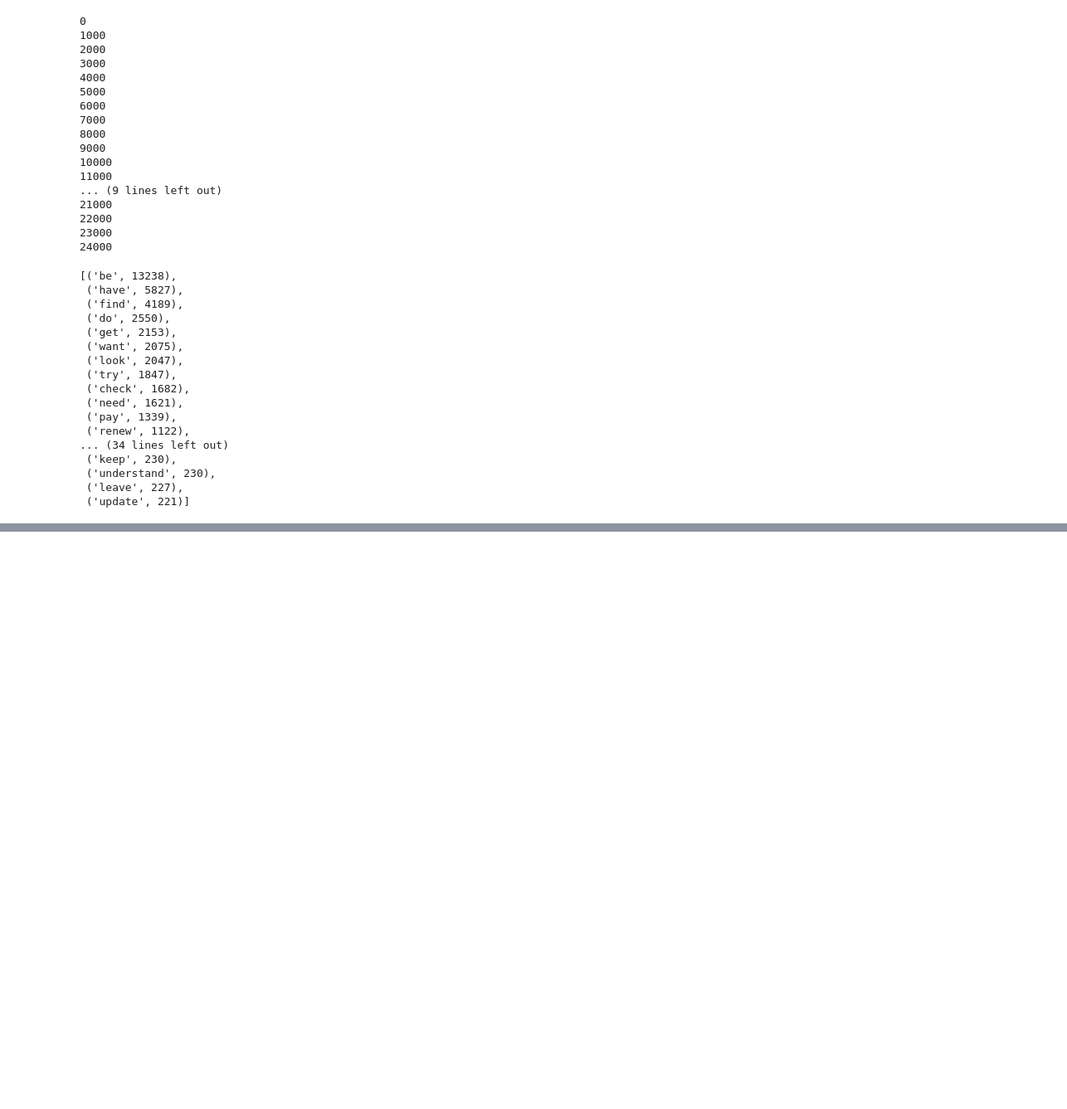
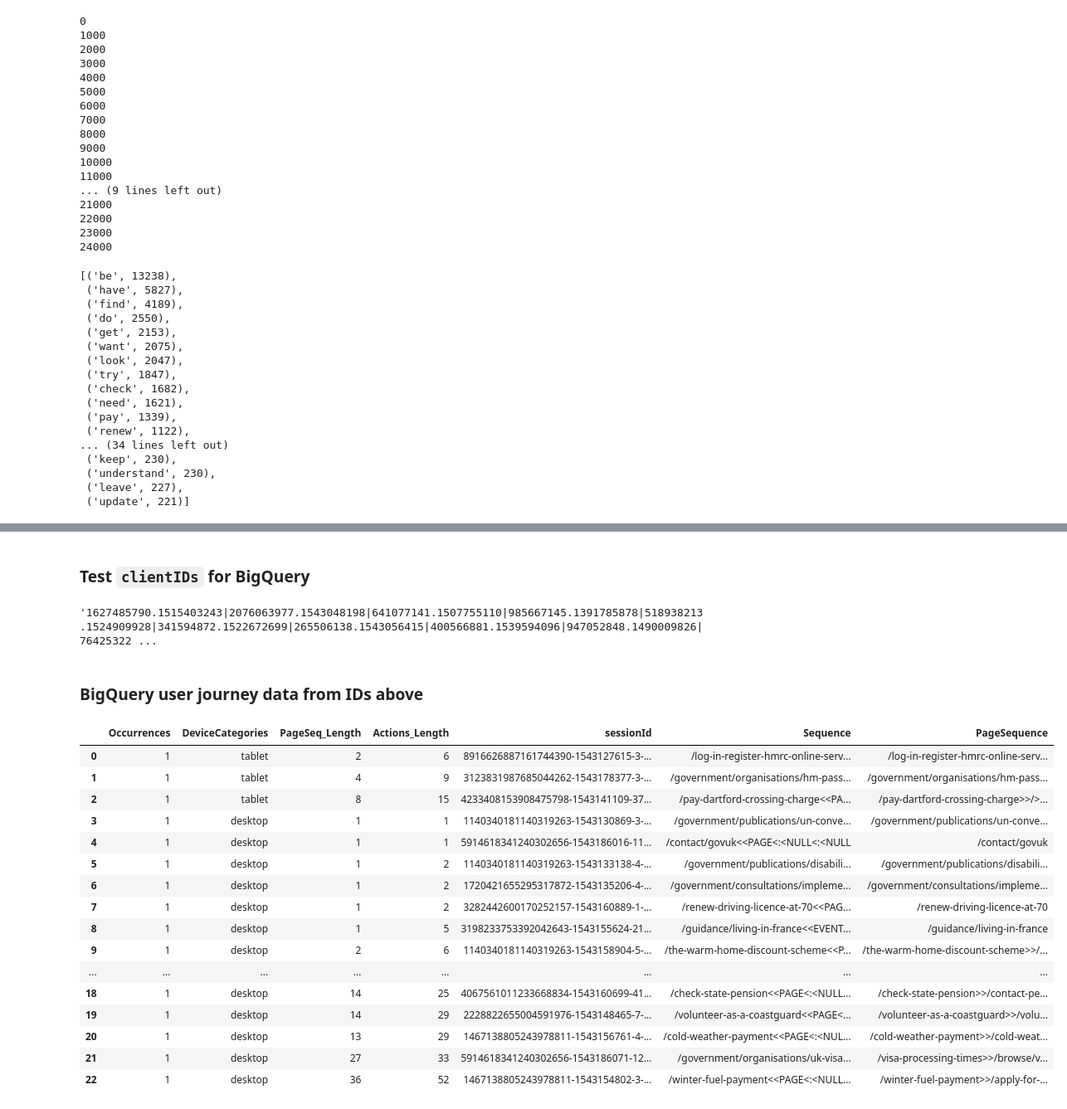
Before and after one commit to alphagov/govuk-network-data, a Jupyter notebook: notebooks/user_classification_data_eval.ipynb, the cells around one changed output, grey strips where cells are left out. Shown at 83% size. Cells and saved outputs as stored; diff of their text form; code cells hidden in the pictures; blank space fills up the shorter version.

```diff
--- a/notebooks/user_classification_data_eval.ipynb
+++ b/notebooks/user_classification_data_eval.ipynb
@@ -195,0 +220,2 @@ verb_counter.most_common(50)
+# %% [markdown]
+### Test `clientIDs` for BigQuery
@@ -195,0 +225,28 @@ verb_counter.most_common(50)
+# %%
+"|".join([str(id) for id in client_ids])
+# %% [output]
+'1627485790.1515403243|2076063977.1543048198|641077141.1507755110|985667145.1391785878|518938213.1524909928|341594872.1522672699|265506138.1543056415|400566881.1539594096|947052848.1490009826|76425322 ...
+# %% [markdown]
+### BigQuery user journey data from IDs above
+# %%
+journeys = pd.read_csv(os.path.join(os.path.dirname(os.getenv("DOCUMENTS")),"Downloads","25112018_id_response.csv"))
+# %%
+journeys
+# %% [output]
+|  | Occurrences | DeviceCategories | PageSeq_Length | Actions_Length | sessionId | Sequence | PageSequence |
+| 0 | 1 | tablet | 2 | 6 | 8916626887161744390-1543127615-3-... | /log-in-register-hmrc-online-serv... | /log-in-register-hmrc-online-serv... |
+| 1 | 1 | tablet | 4 | 9 | 3123831987685044262-1543178377-3-... | /government/organisations/hm-pass... | /government/organisations/hm-pass... |
+| 2 | 1 | tablet | 8 | 15 | 4233408153908475798-1543141109-37... | /pay-dartford-crossing-charge<<PA... | /pay-dartford-crossing-charge>>/>... |
+| 3 | 1 | desktop | 1 | 1 | 1140340181140319263-1543130869-3-... | /government/publications/un-conve... | /government/publications/un-conve... |
+| 4 | 1 | desktop | 1 | 1 | 5914618341240302656-1543186016-11... | /contact/govuk<<PAGE<:<NULL<:<NULL | /contact/govuk |
+| 5 | 1 | desktop | 1 | 2 | 1140340181140319263-1543133138-4-... | /government/publications/disabili... | /government/publications/disabili... |
+| 6 | 1 | desktop | 1 | 2 | 1720421655295317872-1543135206-4-... | /government/consultations/impleme... | /government/consultations/impleme... |
+| 7 | 1 | desktop | 1 | 2 | 3282442600170252157-1543160889-1-... | /renew-driving-licence-at-70<<PAG... | /renew-driving-licence-at-70 |
+| 8 | 1 | desktop | 1 | 5 | 3198233753392042643-1543155624-21... | /guidance/living-in-france<<EVENT... | /guidance/living-in-france |
+| 9 | 1 | desktop | 2 | 6 | 1140340181140319263-1543158904-5-... | /the-warm-home-discount-scheme<<P... | /the-warm-home-discount-scheme>>/... |
+| ... | ... | ... | ... | ... | ... | ... | ... |
+| 18 | 1 | desktop | 14 | 25 | 4067561011233668834-1543160699-41... | /check-state-pension<<PAGE<:<NULL... | /check-state-pension>>/contact-pe... |
+| 19 | 1 | desktop | 14 | 29 | 2228822655004591976-1543148465-7-... | /volunteer-as-a-coastguard<<PAGE<... | /volunteer-as-a-coastguard>>/volu... |
+| 20 | 1 | desktop | 13 | 29 | 1467138805243978811-1543156761-4-... | /cold-weather-payment<<PAGE<:<NUL... | /cold-weather-payment>>/cold-weat... |
+| 21 | 1 | desktop | 27 | 33 | 5914618341240302656-1543186071-12... | /government/organisations/uk-visa... | /visa-processing-times>>/browse/v... |
+| 22 | 1 | desktop | 36 | 52 | 1467138805243978811-1543154802-3-... | /winter-fuel-payment<<PAGE<:<NULL... | /winter-fuel-payment>>/apply-for-... |
```
Also changed, not shown: parts of 16 cells of this notebook.
